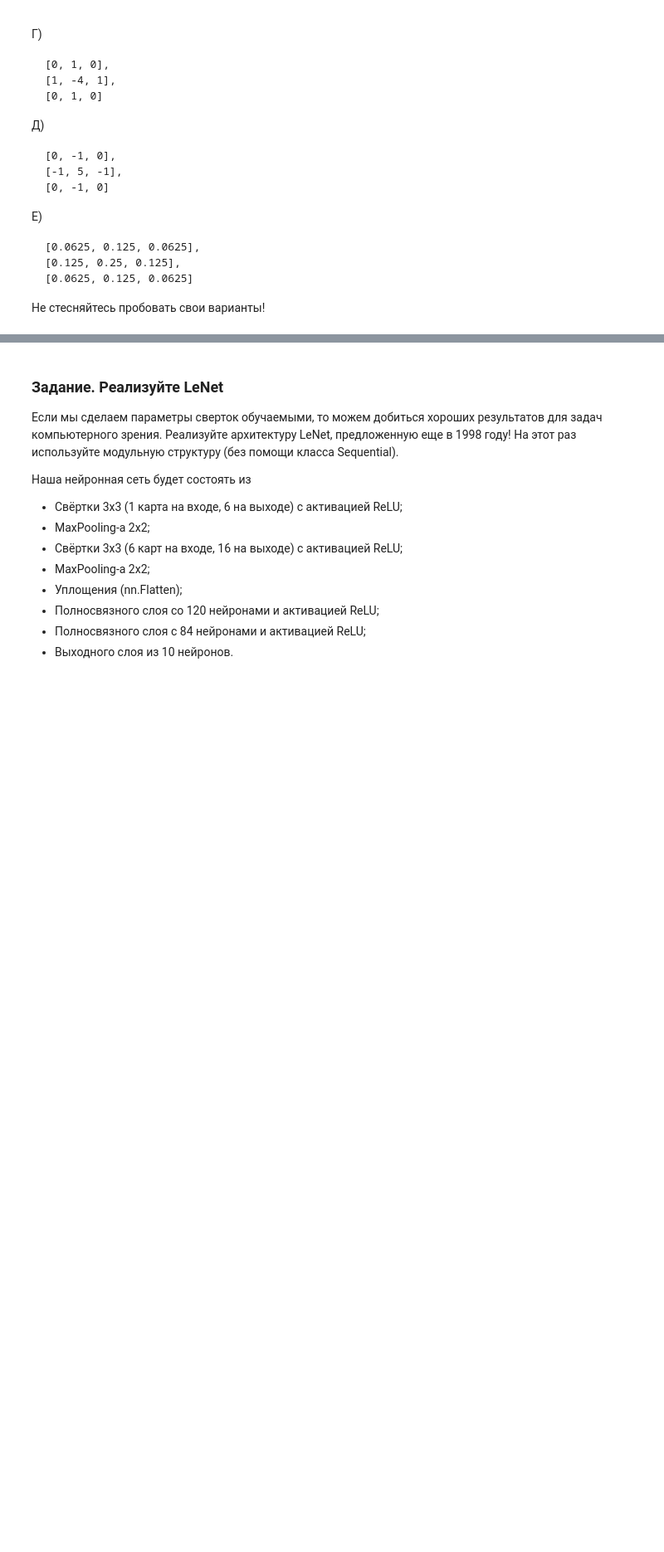
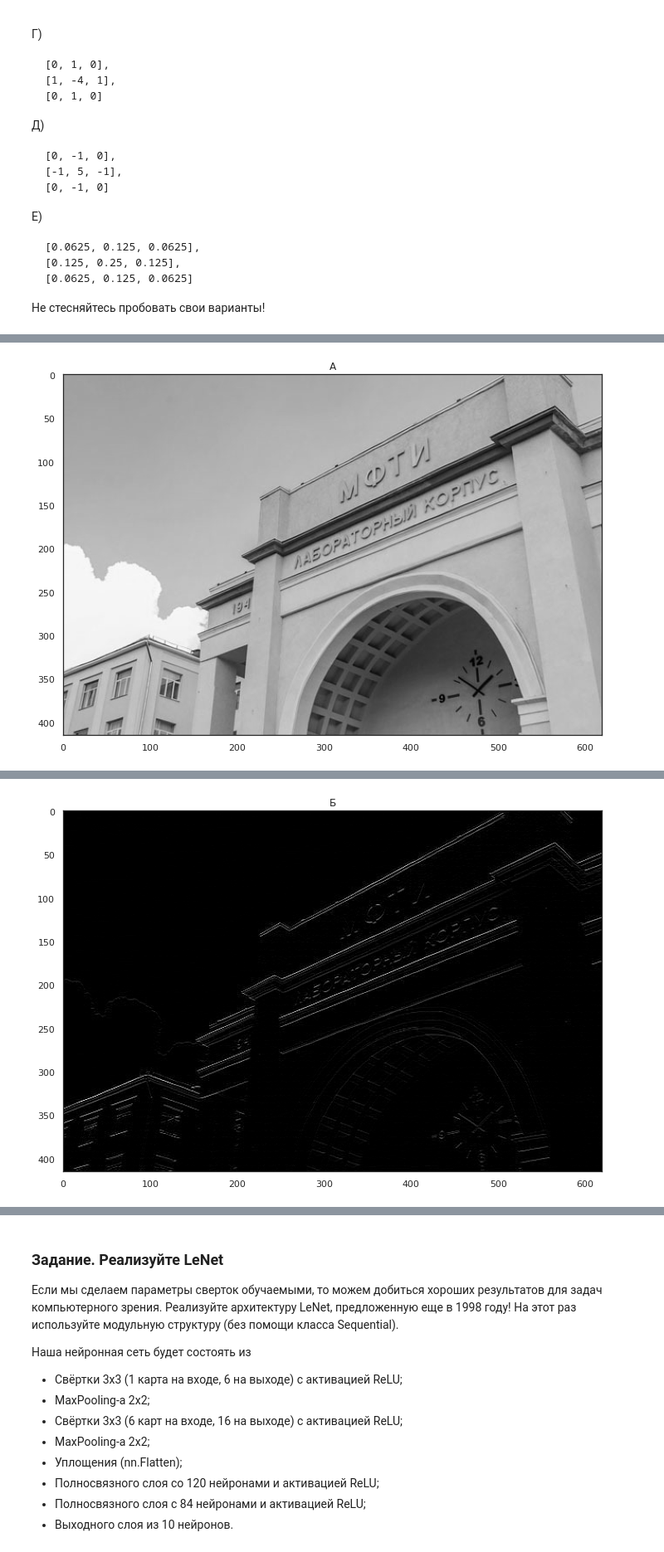
Before and after one commit to hukitoc94/DLS, a Jupyter notebook: advance/week4/[homework]dense_and_convolutional_nn.ipynb, the cells around one changed output, grey strips where cells are left out. Shown at 83% size. Saved outputs shown, nothing was run; the diff lists cells and outputs as text; code cells hidden in the pictures; blank space fills up the shorter version.

````diff
--- a/advance/week4/[homework]dense_and_convolutional_nn.ipynb
+++ b/advance/week4/[homework]dense_and_convolutional_nn.ipynb
@@ -560,3 +563,15 @@ A)
 ```
 
 Не стесняйтесь пробовать свои варианты!
+# %%
+A = [[0, 0, 0],[0, 1, 0],[0, 0, 0]]
+B = [[0, 1, 0],[0, -2, 0],[0, 1, 0]]
+V = [[0, 0, 0],[1, -2, 1],[0, 0, 0]]
+G = [[0, 1, 0],[1, -4, 1],[0, 1, 0]]
+D = [[0, -1, 0],[-1, 5, -1],[0, -1, 0]]
+E = [[0.0625, 0.125, 0.0625],[0.125, 0.25, 0.125],[0.0625, 0.125, 0.0625]]
+
+kernels_list = [A,B,V,G,D,E]
+kernels_name = ["А","Б","В","Г","Д","Е"]
+for num, kernel in enumerate(kernels_list):
+  print(num , kernel,kernels_name[num] )
@@ -562,0 +585,4 @@ A)
+# %%
+for num, kern in enumerate(kernels_list):
+  kern = torch.from_numpy(np.array(kern))
+  print(kern)
@@ -563,13 +608,18 @@ A)
 # %%
-img_t = torch.from_numpy(RGB_img).type(torch.float32).unsqueeze(0)
-kernel = torch.tensor([
-    [0, 0, 0],
-    [1, -2, 1],
-    [0, 0, 0]
-]).reshape(1, 1, 3, 3).type(torch.float32)
+for num, kern in enumerate(kernels_list):
+    img_t = torch.from_numpy(RGB_img).type(torch.float32).unsqueeze(0)
+    kernel = torch.tensor(kern).reshape(1, 1, 3, 3).type(torch.float32)
 
-kernel = kernel.repeat(3, 3, 1, 1)
-img_t = img_t.permute(0, 3, 1, 2)  # [BS, H, W, C] -> [BS, C, H, W]
-img_t = nn.ReflectionPad2d(1)(img_t)  # Pad Image for same output size
+    kernel = kernel.repeat(3, 3, 1, 1)
+    img_t = img_t.permute(0, 3, 1, 2)  # [BS, H, W, C] -> [BS, C, H, W]
+    img_t = nn.ReflectionPad2d(1)(img_t)  # Pad Image for same output size
 
-result = F.conv2d(img_t, kernel)[0]  #
+    result = F.conv2d(img_t, kernel)[0]  #
+
+    plt.figure(figsize=(12, 8))
+    result_np = result.permute(1, 2, 0).numpy() / 256 / 3
+    plt.title(kernels_name[num])
+    plt.imshow(result_np)
+    plt.show()
+# %% [output]
+[figure, added]
@@ -575,0 +627 @@ result = F.conv2d(img_t, kernel)[0]  #
+[figure, added]
````
Also changed, not shown: parts of 23 cells of this notebook.
